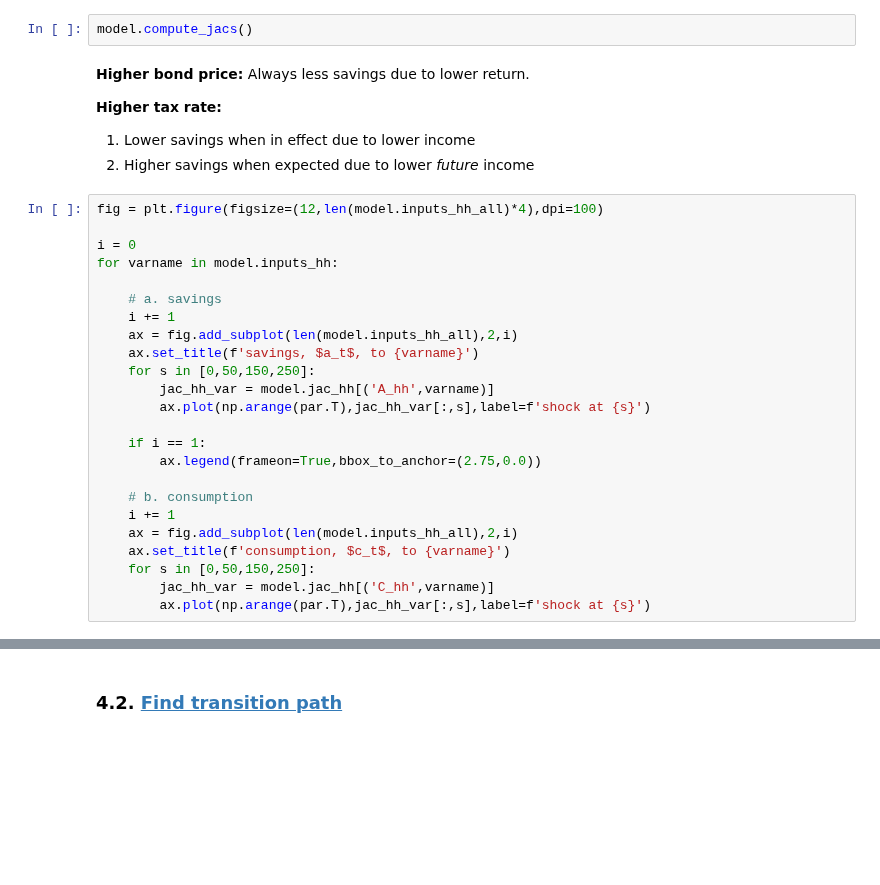
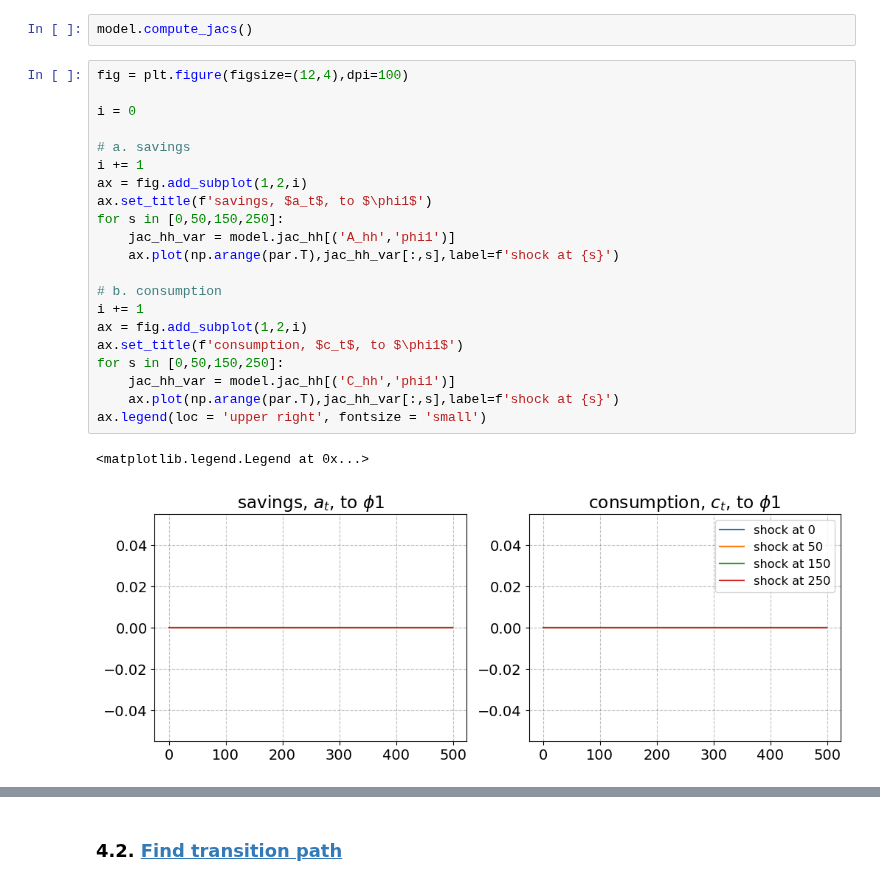
Before and after one commit to JohanOelgaard/AdvMacroHetAgent, a Jupyter notebook: Assignment 1/v1.1/HANCAssignment.ipynb, the cells around one changed output, grey strips where cells are left out. Drawn from its saved outputs; the diff is of its cells as text; blank space fills up the shorter version.

```diff
--- a/Assignment 1/v1.1/HANCAssignment.ipynb
+++ b/Assignment 1/v1.1/HANCAssignment.ipynb
@@ -214,34 +195,27 @@ AssertionError: invalid values in path.r
 **Jacobians:**
 # %%
 model.compute_jacs()
-# %% [markdown]
-**Higher bond price:** Always less savings due to lower return.
-
-**Higher tax rate:**
-
-1. Lower savings when in effect due to lower income
-2. Higher savings when expected due to lower *future* income
 # %%
-fig = plt.figure(figsize=(12,len(model.inputs_hh_all)*4),dpi=100)
+fig = plt.figure(figsize=(12,4),dpi=100)
 
 i = 0
-for varname in model.inputs_hh:
 
-    # a. savings
-    i += 1
-    ax = fig.add_subplot(len(model.inputs_hh_all),2,i)
-    ax.set_title(f'savings, $a_t$, to {varname}')
-    for s in [0,50,150,250]:
-        jac_hh_var = model.jac_hh[('A_hh',varname)]
-        ax.plot(np.arange(par.T),jac_hh_var[:,s],label=f'shock at {s}')
+# a. savings
+i += 1
+ax = fig.add_subplot(1,2,i)
+ax.set_title(f'savings, $a_t$, to $\phi1$')
+for s in [0,50,150,250]:
+    jac_hh_var = model.jac_hh[('A_hh','phi1')]
+    ax.plot(np.arange(par.T),jac_hh_var[:,s],label=f'shock at {s}')
 
-    if i == 1:
-        ax.legend(frameon=True,bbox_to_anchor=(2.75,0.0))
-
-    # b. consumption
-    i += 1
-    ax = fig.add_subplot(len(model.inputs_hh_all),2,i)
-    ax.set_title(f'consumption, $c_t$, to {varname}')
-    for s in [0,50,150,250]:
-        jac_hh_var = model.jac_hh[('C_hh',varname)]
-        ax.plot(np.arange(par.T),jac_hh_var[:,s],label=f'shock at {s}')
+# b. consumption
+i += 1
+ax = fig.add_subplot(1,2,i)
+ax.set_title(f'consumption, $c_t$, to $\phi1$')
+for s in [0,50,150,250]:
+    jac_hh_var = model.jac_hh[('C_hh','phi1')]
+    ax.plot(np.arange(par.T),jac_hh_var[:,s],label=f'shock at {s}')
+ax.legend(loc = 'upper right', fontsize = 'small')
+# %% [output]
+<matplotlib.legend.Legend at 0x...>
+[figure, added]
```
Also changed, not shown: parts of 24 cells of this notebook.
